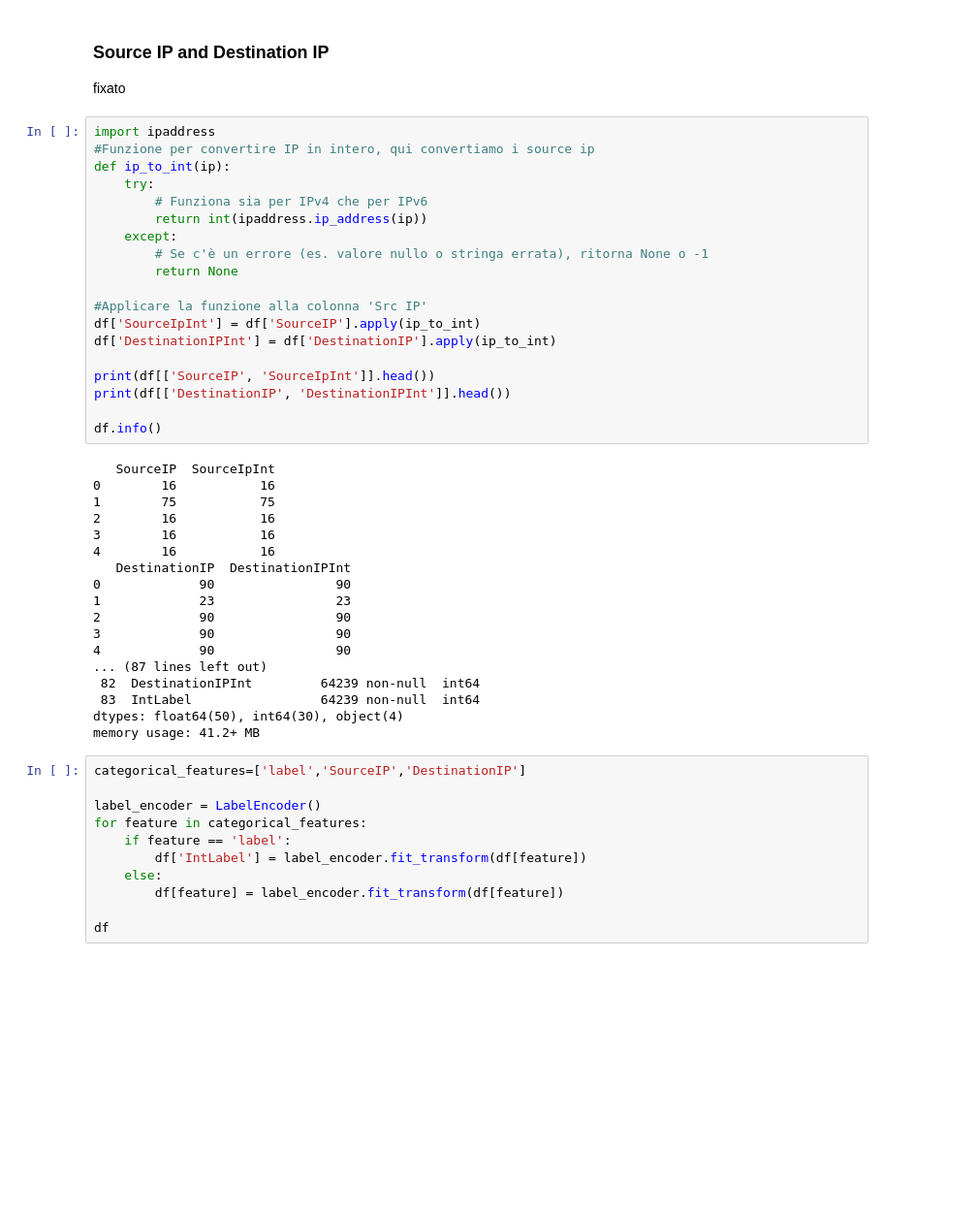
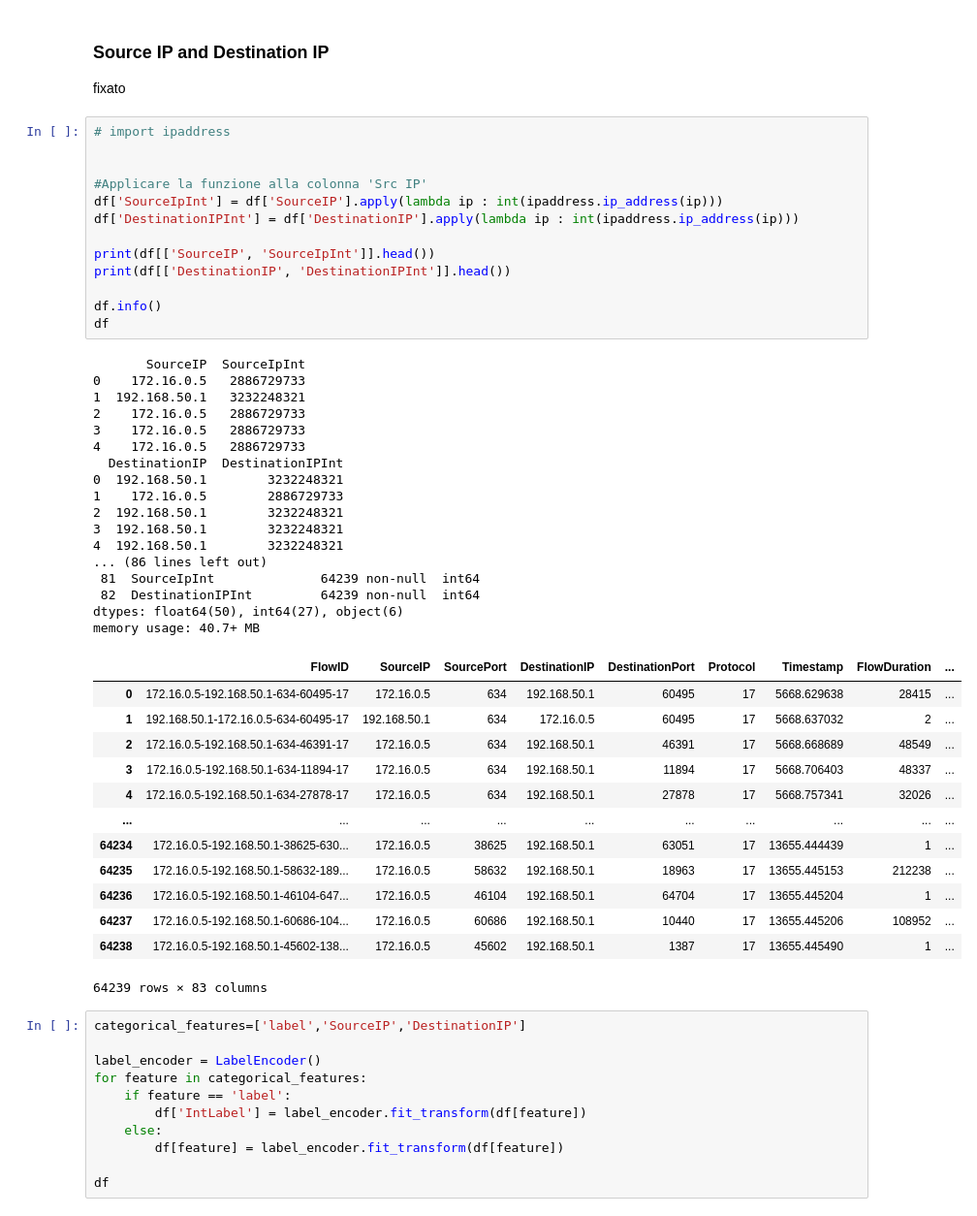
Before and after one commit to alby0304/DDoS_Attacks_Detection-Characterization, a Jupyter notebook: script.ipynb, the cells around one changed output. Shown at 97% size. Cells and saved outputs as stored; diff of their text form; blank space fills up the shorter version.

Commit message:
trovato errore in encoding src ip , da sistemare

```diff
--- a/script.ipynb
+++ b/script.ipynb
@@ -591,42 +606,49 @@ AttributeError: Can only use .dt accessor with datetimelike values
 
 fixato
 # %%
-import ipaddress
-#Funzione per convertire IP in intero, qui convertiamo i source ip
-def ip_to_int(ip):
-    try:
-        # Funziona sia per IPv4 che per IPv6
-        return int(ipaddress.ip_address(ip))
-    except:
-        # Se c'è un errore (es. valore nullo o stringa errata), ritorna None o -1
-        return None
+# import ipaddress
+
 
 #Applicare la funzione alla colonna 'Src IP'
-df['SourceIpInt'] = df['SourceIP'].apply(ip_to_int)
-df['DestinationIPInt'] = df['DestinationIP'].apply(ip_to_int)
+df['SourceIpInt'] = df['SourceIP'].apply(lambda ip : int(ipaddress.ip_address(ip)))
+df['DestinationIPInt'] = df['DestinationIP'].apply(lambda ip : int(ipaddress.ip_address(ip)))
 
 print(df[['SourceIP', 'SourceIpInt']].head())
 print(df[['DestinationIP', 'DestinationIPInt']].head())
 
 df.info()
+df
 # %% [output]
-   SourceIP  SourceIpInt
-0        16           16
-1        75           75
-2        16           16
-3        16           16
-4        16           16
-   DestinationIP  DestinationIPInt
-0             90                90
-1             23                23
-2             90                90
-3             90                90
-4             90                90
-... (87 lines left out)
+       SourceIP  SourceIpInt
+0    172.16.0.5   2886729733
+1  192.168.50.1   3232248321
+2    172.16.0.5   2886729733
+3    172.16.0.5   2886729733
+4    172.16.0.5   2886729733
+  DestinationIP  DestinationIPInt
+0  192.168.50.1        3232248321
+1    172.16.0.5        2886729733
+2  192.168.50.1        3232248321
+3  192.168.50.1        3232248321
+4  192.168.50.1        3232248321
+... (86 lines left out)
+ 81  SourceIpInt              64239 non-null  int64
  82  DestinationIPInt         64239 non-null  int64
- 83  IntLabel                 64239 non-null  int64
-dtypes: float64(50), int64(30), object(4)
-memory usage: 41.2+ MB
+dtypes: float64(50), int64(27), object(6)
+memory usage: 40.7+ MB
+|  | FlowID | SourceIP | SourcePort | DestinationIP | DestinationPort | Protocol | Timestamp | FlowDuration | ... |
+| 0 | 172.16.0.5-192.168.50.1-634-60495-17 | 172.16.0.5 | 634 | 192.168.50.1 | 60495 | 17 | 5668.629638 | 28415 | ... |
+| 1 | 192.168.50.1-172.16.0.5-634-60495-17 | 192.168.50.1 | 634 | 172.16.0.5 | 60495 | 17 | 5668.637032 | 2 | ... |
+| 2 | 172.16.0.5-192.168.50.1-634-46391-17 | 172.16.0.5 | 634 | 192.168.50.1 | 46391 | 17 | 5668.668689 | 48549 | ... |
+| 3 | 172.16.0.5-192.168.50.1-634-11894-17 | 172.16.0.5 | 634 | 192.168.50.1 | 11894 | 17 | 5668.706403 | 48337 | ... |
+| 4 | 172.16.0.5-192.168.50.1-634-27878-17 | 172.16.0.5 | 634 | 192.168.50.1 | 27878 | 17 | 5668.757341 | 32026 | ... |
+| ... | ... | ... | ... | ... | ... | ... | ... | ... | ... |
+| 64234 | 172.16.0.5-192.168.50.1-38625-630... | 172.16.0.5 | 38625 | 192.168.50.1 | 63051 | 17 | 13655.444439 | 1 | ... |
+| 64235 | 172.16.0.5-192.168.50.1-58632-189... | 172.16.0.5 | 58632 | 192.168.50.1 | 18963 | 17 | 13655.445153 | 212238 | ... |
+| 64236 | 172.16.0.5-192.168.50.1-46104-647... | 172.16.0.5 | 46104 | 192.168.50.1 | 64704 | 17 | 13655.445204 | 1 | ... |
+| 64237 | 172.16.0.5-192.168.50.1-60686-104... | 172.16.0.5 | 60686 | 192.168.50.1 | 10440 | 17 | 13655.445206 | 108952 | ... |
+| 64238 | 172.16.0.5-192.168.50.1-45602-138... | 172.16.0.5 | 45602 | 192.168.50.1 | 1387 | 17 | 13655.445490 | 1 | ... |
+64239 rows × 83 columns
 # %%
 categorical_features=['label','SourceIP','DestinationIP']
 
```
Also changed, not shown: parts of 7 cells of this notebook.
